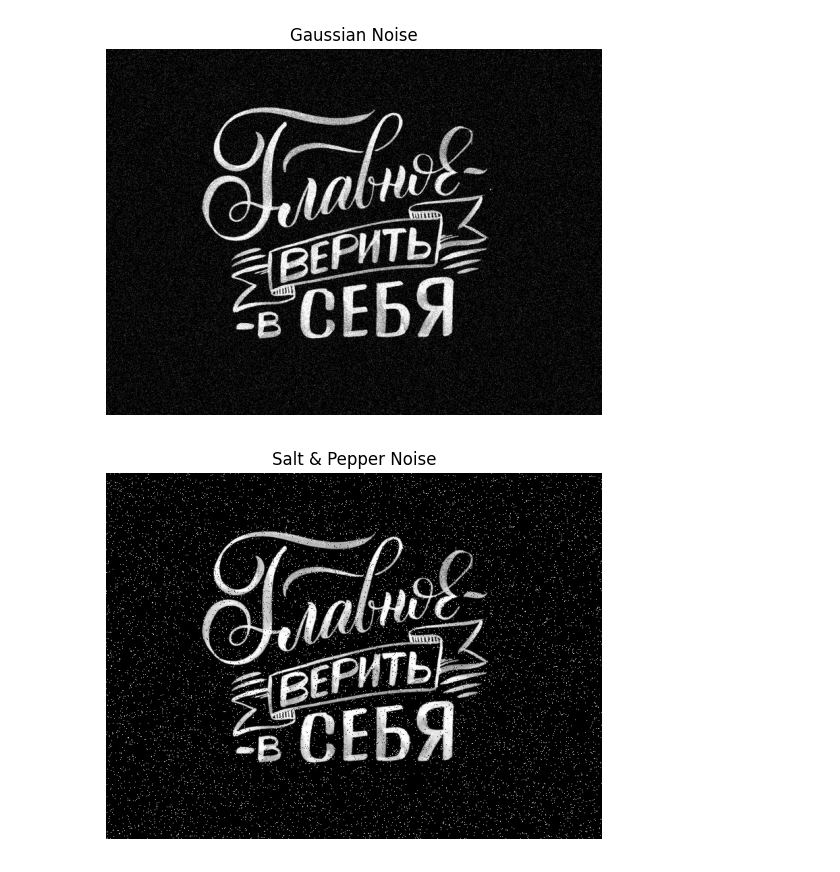
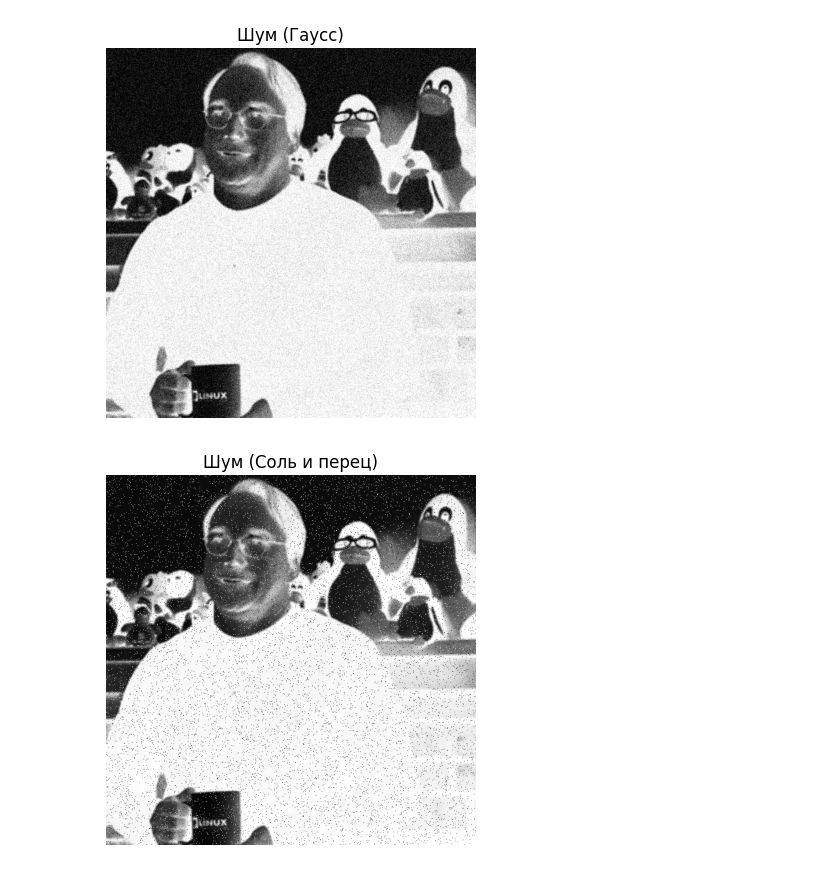
Before and after one commit to delokoseni/IntelligentImageProcessingTechnologies2, a Jupyter notebook: main.ipynb, the cells around one changed output. Cells and saved outputs as stored; diff of their text form; code cells hidden in the pictures.

```diff
--- a/main.ipynb
+++ b/main.ipynb
@@ -11,9 +11,9 @@ def load_image(path):
     image = 1 - image
     return image
 
-image = load_image("4c789845ddf1be2c41c7e30c40cda9f3.jpg")
+image = load_image("i.jpg")
 
-plt.imshow(image, cmap='gray', vmin=0, vmax=1)
+plt.imshow(image, cmap='gray')
 plt.title("Исходное изображение")
 plt.axis("off")
 plt.show()
@@ -121,19 +120,19 @@ def add_salt_pepper_noise(image, amount=0.05):
 # %%
 gaussian_noise_img = add_gaussian_noise(image)
 sp_noise_img = add_salt_pepper_noise(image)
 
-plt.imshow(gaussian_noise_img, cmap='gray', vmin=0, vmax=1)
+plt.imshow(gaussian_noise_img, cmap='gray')
 plt.title("Шум (Гаусс)")
 plt.axis("off")
 plt.show()
 
-plt.imshow(sp_noise_img, cmap='gray', vmin=0, vmax=1)
+plt.imshow(sp_noise_img, cmap='gray')
 plt.title("Шум (Соль и перец)")
 plt.axis("off")
 plt.show()
 # %% [output]
-[figure, old version]
+[figure, new version]
-[figure, old version]
+[figure, new version]
 # %%
 kernel = box_filter(5)
 
```
Also changed, not shown: parts of 9 cells of this notebook, 1 other file.
